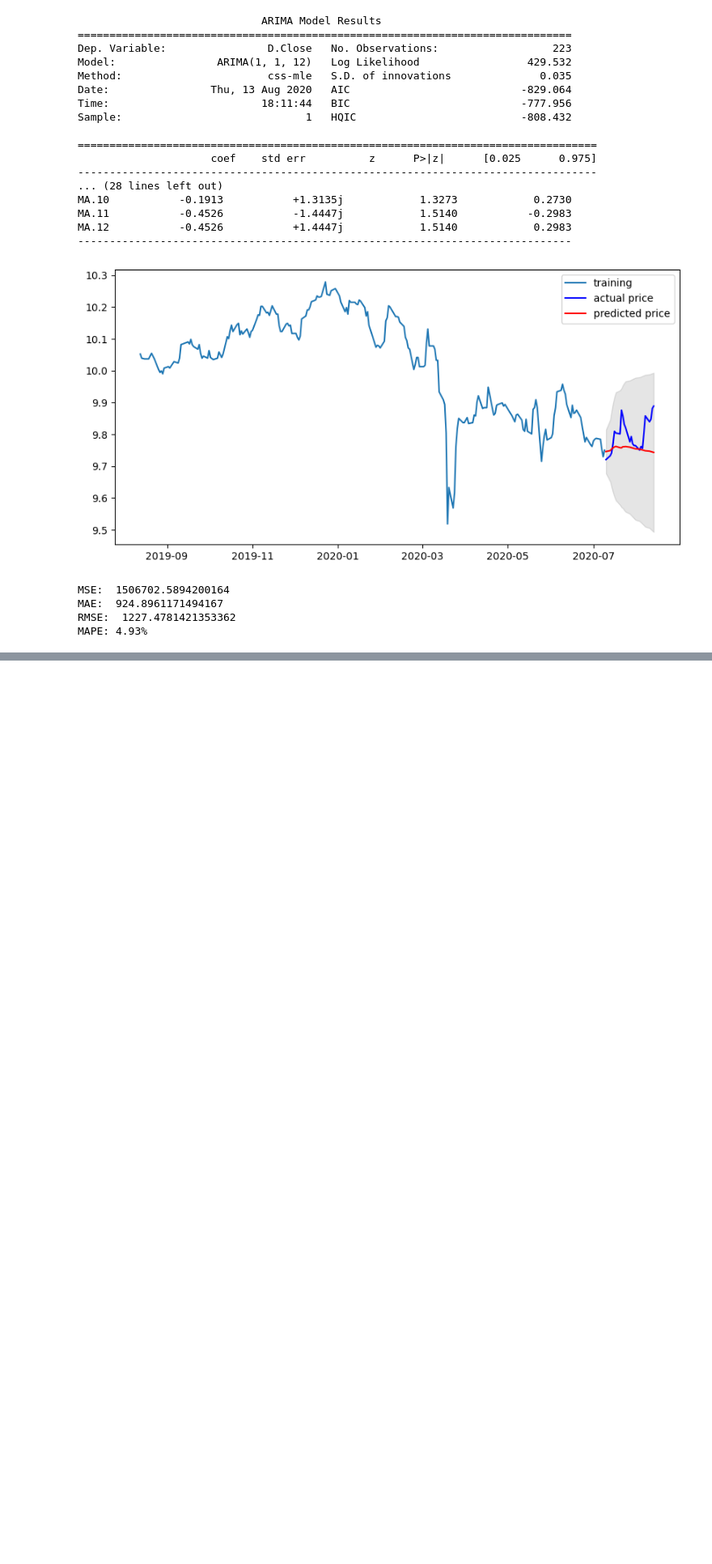
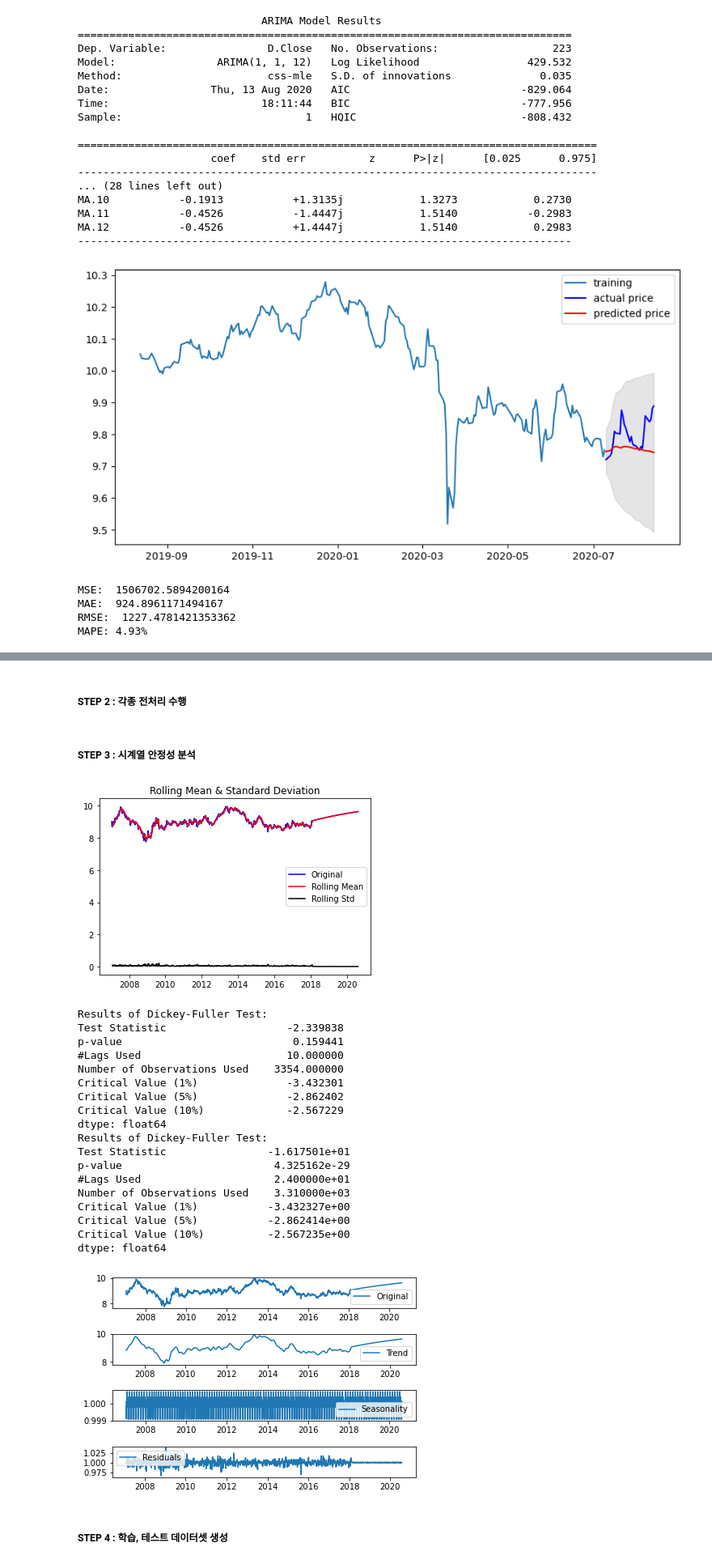
Before and after one commit to cheonsooho/first-repository, a Jupyter notebook: E6. 어제 오른 내 주식, 과연 내일은?.ipynb, the cells around one changed output, grey strips where cells are left out. Shown at 81% size. Drawn from its saved outputs; the diff is of its cells as text; code cells hidden in the pictures; blank space fills up the shorter version.

```diff
--- a/E6. 어제 오른 내 주식, 과연 내일은?.ipynb
+++ b/E6. 어제 오른 내 주식, 과연 내일은?.ipynb
@@ -461,0 +464,15 @@ MAPE: 4.93%
+# %%
+import numpy as np
+import pandas as pd
+import matplotlib.pyplot as plt
+import os
+
+dataset_filepath = os.getenv('HOME')+'/aiffel/stock_prediction/data/089010.KQ.csv'
+df = pd.read_csv(dataset_filepath)
+
+df1 = pd.read_csv(dataset_filepath, index_col='Date', parse_dates=True)
+df1 = df1.drop(df.columns[[1, 2, 3, 5, 6]], axis='columns')
+
+ts = df1['Close']
+print(type(ts))
+ts.head()
@@ -461,0 +488,8 @@ MAPE: 4.93%
+# %% [markdown]
+##### STEP 2 : 각종 전처리 수행
+# %%
+ts=ts.interpolate(method='time')
+ts[ts.isna()]
+ts_log = np.log(ts)
+# %% [markdown]
+##### STEP 3 : 시계열 안정성 분석
@@ -461,0 +522,51 @@ MAPE: 4.93%
+# %%
+plot_rolling_statistics(ts_log, window=12)
+
+augmented_dickey_fuller_test(ts_log)
+
+from statsmodels.tsa.seasonal import seasonal_decompose
+decomposition = seasonal_decompose(ts_log, model='multiplicative', period = 30)
+
+trend = decomposition.trend
+seasonal = decomposition.seasonal
+residual = decomposition.resid
+
+plt.subplot(411)
+plt.plot(ts_log, label='Original')
+plt.legend(loc='best')
+plt.subplot(412)
+plt.plot(trend, label='Trend')
+plt.legend(loc='best')
+plt.subplot(413)
+plt.plot(seasonal,label='Seasonality')
+plt.legend(loc='best')
+plt.subplot(414)
+plt.plot(residual, label='Residuals')
+plt.legend(loc='best')
+plt.tight_layout()
+
+residual.dropna(inplace=True)
+augmented_dickey_fuller_test(residual)
+# %% [output]
+[figure, added]
+Results of Dickey-Fuller Test:
+Test Statistic                   -2.339838
+p-value                           0.159441
+#Lags Used                       10.000000
+Number of Observations Used    3354.000000
+Critical Value (1%)              -3.432301
+Critical Value (5%)              -2.862402
+Critical Value (10%)             -2.567229
+dtype: float64
+Results of Dickey-Fuller Test:
+Test Statistic                -1.617501e+01
+p-value                        4.325162e-29
+#Lags Used                     2.400000e+01
+Number of Observations Used    3.310000e+03
+Critical Value (1%)           -3.432327e+00
+Critical Value (5%)           -2.862414e+00
+Critical Value (10%)          -2.567235e+00
+dtype: float64
+[figure, added]
+# %% [markdown]
+##### STEP 4 : 학습, 테스트 데이터셋 생성
```
Also changed, not shown: parts of 12 cells of this notebook.
